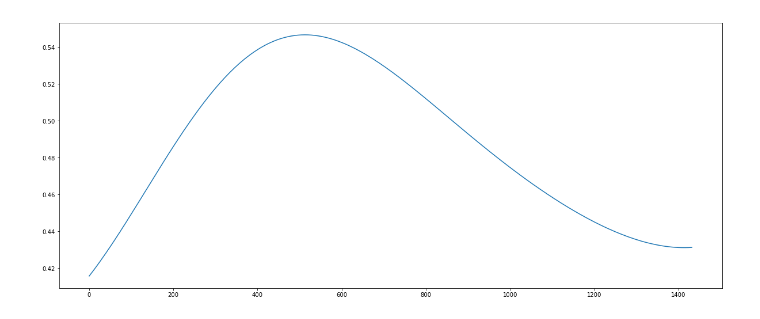
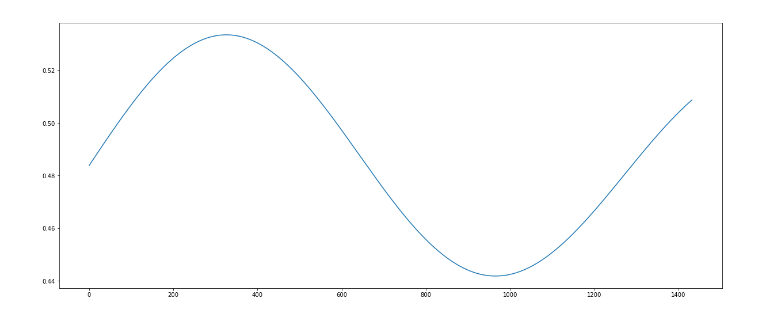
Before and after one commit to Pierre-LaurentC/IonosphericSignalRecontruction, a Jupyter notebook: SignalReconstruction.ipynb, the cells around one changed output. Saved outputs shown, nothing was run; the diff lists cells and outputs as text; code cells hidden in the pictures.

```diff
--- a/SignalReconstruction.ipynb
+++ b/SignalReconstruction.ipynb
@@ -183,14 +183,14 @@ def ManuallyNormalizeData01():
 # NormalizeData01()
 ManuallyNormalizeData01()
 # %%
-y = np.array(normalized01StationIndicatorVariation["tam"])
+y = np.array(normalized01StationIndicatorVariation["clf"])
 x = np.arange(0, 1440, timeBetweenValues)
 fig= plt.figure(figsize=(20,8))
 axes= fig.add_axes([0.8,0.8,0.8,0.8])
 axes.plot(x,y)
 plt.show()
 # %% [output]
-[figure, old version]
+[figure, new version]
 # %%
 def AdaptDimensions(vector):
     outputVector=np.array([])
```
Also changed, not shown: parts of 11 cells of this notebook, 1 other file.
